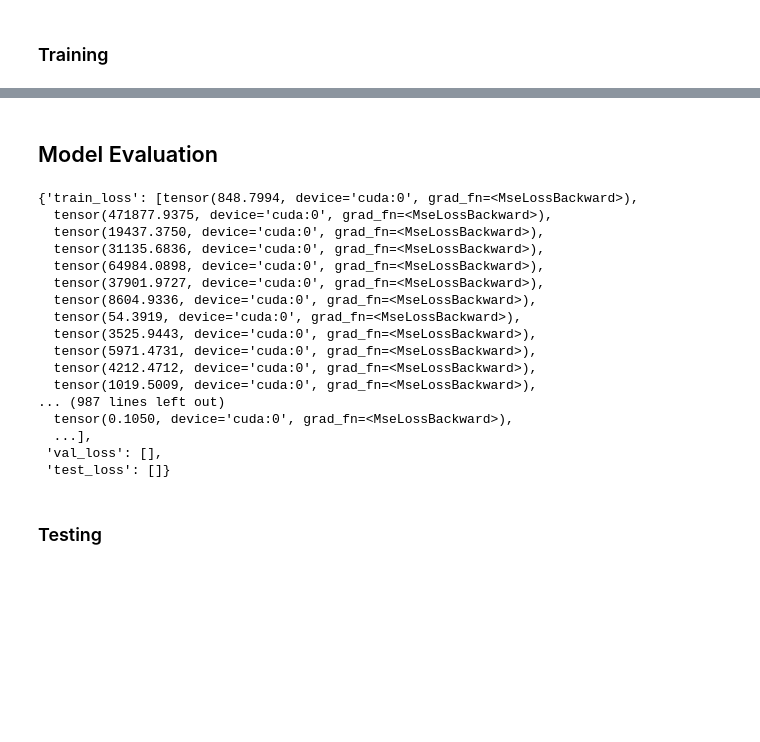
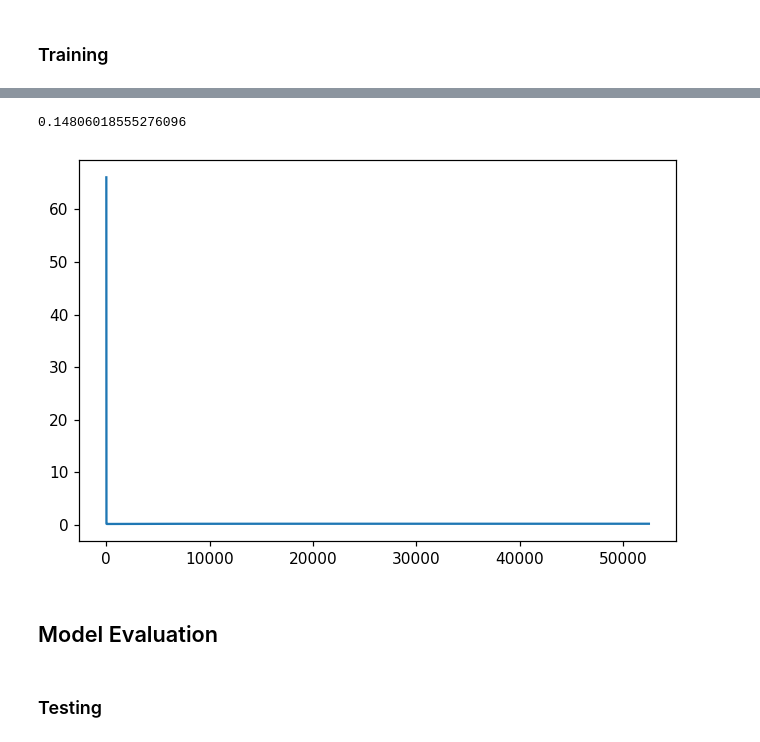
Before and after one commit to TylerSpears/fenri, a Jupyter notebook: notebooks/replication_blumberg.etal.2017/diqt.ipynb, the cells around one changed output, grey strips where cells are left out. Cells and saved outputs as stored; diff of their text form; code cells hidden in the pictures; blank space fills up the shorter version.

Commit message:
Add result viz tensor map, loss plots

```diff
--- a/notebooks/replication_blumberg.etal.2017/diqt.ipynb
+++ b/notebooks/replication_blumberg.etal.2017/diqt.ipynb
@@ -660,11 +701,12 @@ selected_ids = [
 ]
 
 ## Sub-set the chosen participants for dev and debugging!
-selected_ids = random.sample(selected_ids, 4)
+selected_ids = random.sample(selected_ids, 1)
 warnings.warn(
     "WARNING: Sub-selecting participants for dev and debugging. "
     + f"Subj IDs selected: {selected_ids}"
 )
+selected_ids.append(selected_ids[0])
 ##
 
 selected_ids = natsorted(list(map(lambda s: int(s), selected_ids)))
@@ -719,6 +754,20 @@ for subj_id, subj_dir in subj_dirs.items():
         channels_last=True,
     )
 
+    # Padding amount for the downsampled DWI's. Padded to account for low-res patches
+    # that extend beyond the corresponding full-res patch; otherwise, patches will be
+    # sampled outside the low-res volume.
+    lr_spatial_padding = int(
+        max(
+            0,
+            np.ceil(
+                low_res_sample_extension * (h_out // downsample_factor)
+                - (h_out // downsample_factor)
+            )
+            + 1,
+        )
+    )
+
     subject_dict = torchio.Subject(subj_id=subj_id, dwi=dwi, brain_mask=brain_mask)
 
     preproc_transforms = torchio.Compose(
@@ -733,6 +782,7 @@ for subj_id, subj_dir in subj_dirs.items():
             ),
             MeanDownsampleTransform(
                 downsample_factor,
+                spatial_padding=lr_spatial_padding,
                 include=("dwi", "brain_mask"),
                 keep={"dwi": "fr_dwi", "brain_mask": "fr_brain_mask"},
                 copy=False,
@@ -998,7 +1041,7 @@ class DIQTSystem(pl.LightningModule):
 
     def shared_calc_loss(self, x, y):
         y_pred = self.net(x)
-        loss = self.loss_fn(y_pred, y)
+        loss = self._loss_fn(y_pred, y)
         return loss
 
     def training_step(self, batch, batch_idx):
@@ -1011,7 +1054,7 @@ class DIQTSystem(pl.LightningModule):
     #     def validation_step(self, batch, batch_idx):
     #         pass
 
-    def test_step(self, batch, batch_idx, dataloader_idx):
+    def test_step(self, batch, batch_idx):
 
         x, y = batch
         test_loss = self.shared_calc_loss(x, y)
@@ -1029,7 +1072,7 @@ class DIQTSystem(pl.LightningModule):
 ### Training
 # %%
 # Training parameters
-max_epochs = 2
+max_epochs = 3
 # %%
 model = DIQTSystem(channels=channels, downsample_factor=downsample_factor)
 # Create trainer object. Note: `automatic_optimization` needs to be set to `False` when
@@ -1083,24 +1101,16 @@ Filling queue from 1 subjects...
+# %%
+# Plot rolling average window of training loss values.
+plt.figure(dpi=110)
+window = 10000
+rolling_mean = (
+    np.convolve(model.plain_log["train_loss"], np.ones(window), "valid") / window
+)
+plt.plot(rolling_mean)
+np.median(rolling_mean)
+# %% [output]
+0.14806018555276096
+[figure, added]
 # %% [markdown]
 ## Model Evaluation
-# %%
-model.plain_log["train_loss"]
-# %% [output]
-{'train_loss': [tensor(848.7994, device='cuda:0', grad_fn=<MseLossBackward>),
-  tensor(471877.9375, device='cuda:0', grad_fn=<MseLossBackward>),
-  tensor(19437.3750, device='cuda:0', grad_fn=<MseLossBackward>),
-  tensor(31135.6836, device='cuda:0', grad_fn=<MseLossBackward>),
-  tensor(64984.0898, device='cuda:0', grad_fn=<MseLossBackward>),
-  tensor(37901.9727, device='cuda:0', grad_fn=<MseLossBackward>),
-  tensor(8604.9336, device='cuda:0', grad_fn=<MseLossBackward>),
-  tensor(54.3919, device='cuda:0', grad_fn=<MseLossBackward>),
-  tensor(3525.9443, device='cuda:0', grad_fn=<MseLossBackward>),
-  tensor(5971.4731, device='cuda:0', grad_fn=<MseLossBackward>),
-  tensor(4212.4712, device='cuda:0', grad_fn=<MseLossBackward>),
-  tensor(1019.5009, device='cuda:0', grad_fn=<MseLossBackward>),
-... (987 lines left out)
-  tensor(0.1050, device='cuda:0', grad_fn=<MseLossBackward>),
-  ...],
- 'val_loss': [],
- 'test_loss': []}
 # %% [markdown]
 ### Testing
```
Also changed, not shown: parts of 16 cells of this notebook.
